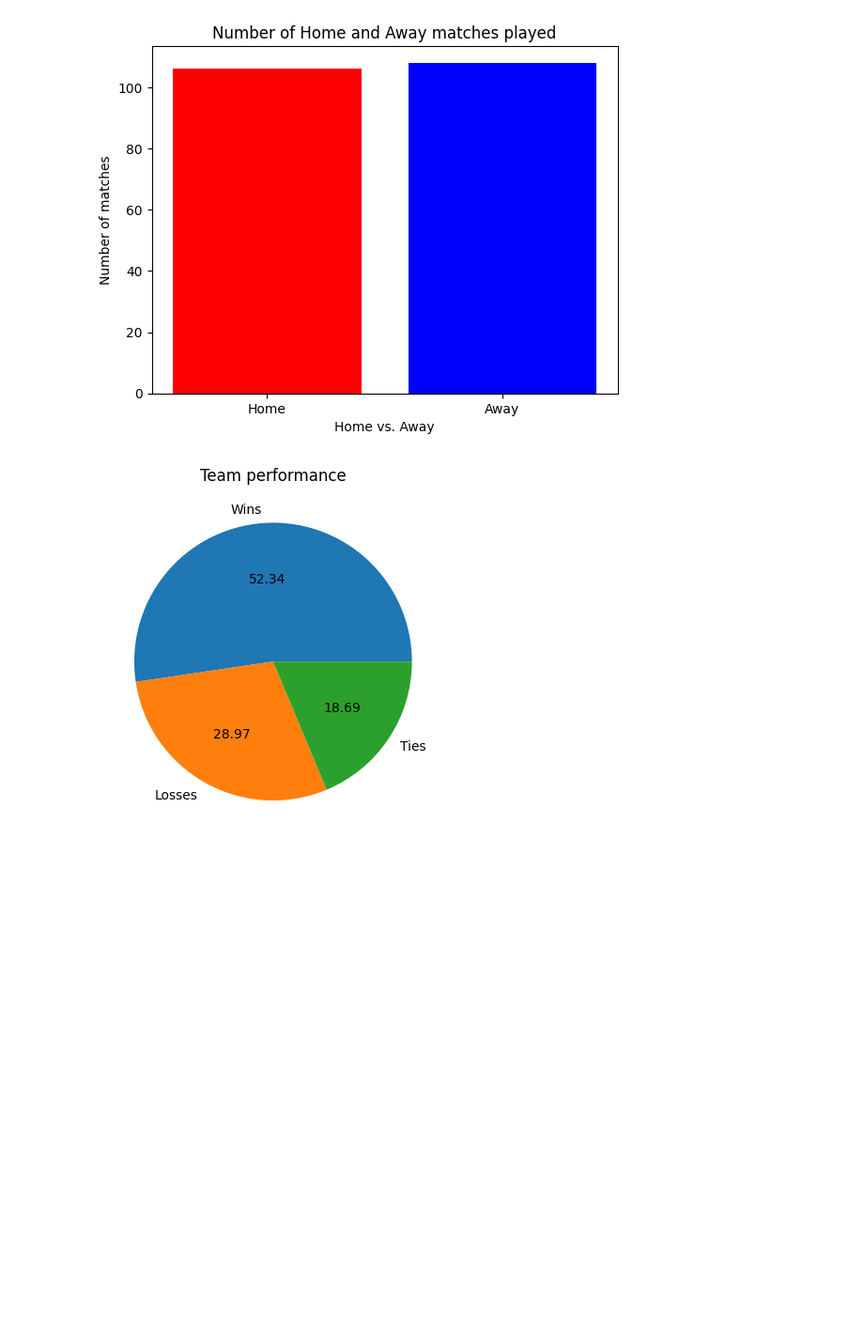
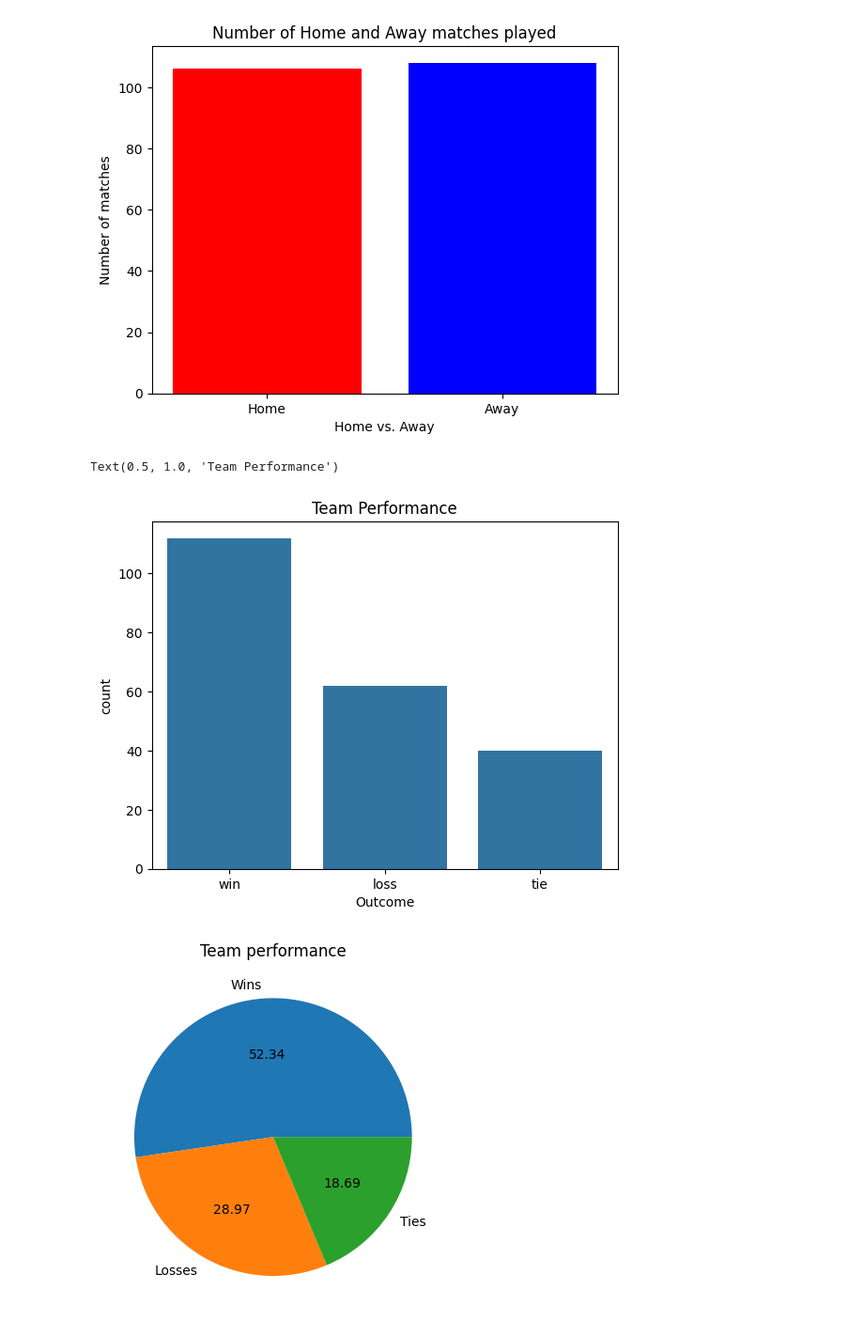
Before and after one commit to pranjalsinha1205/Arsenal_Matches_17_22_data_analysis, a Jupyter notebook: Arsenal_Matches_2017_22_Analysis.ipynb, the cells around one changed output. Shown at 94% size. Saved outputs shown, nothing was run; the diff lists cells and outputs as text; code cells hidden in the pictures; blank space fills up the shorter version.

```diff
--- a/Arsenal_Matches_2017_22_Analysis.ipynb
+++ b/Arsenal_Matches_2017_22_Analysis.ipynb
@@ -208,6 +208,11 @@ plt.title("Number of Home and Away matches played")
 plt.show()
 # %% [output]
 [figure]
+# %%
+sns.countplot(x='Outcome', data=df).set_title("Team Performance")
+# %% [output]
+Text(0.5, 1.0, 'Team Performance')
+[figure, added]
 # %%
 totals = df['Outcome'].value_counts()
 # %%
```
Also changed, not shown: parts of 5 cells of this notebook.
